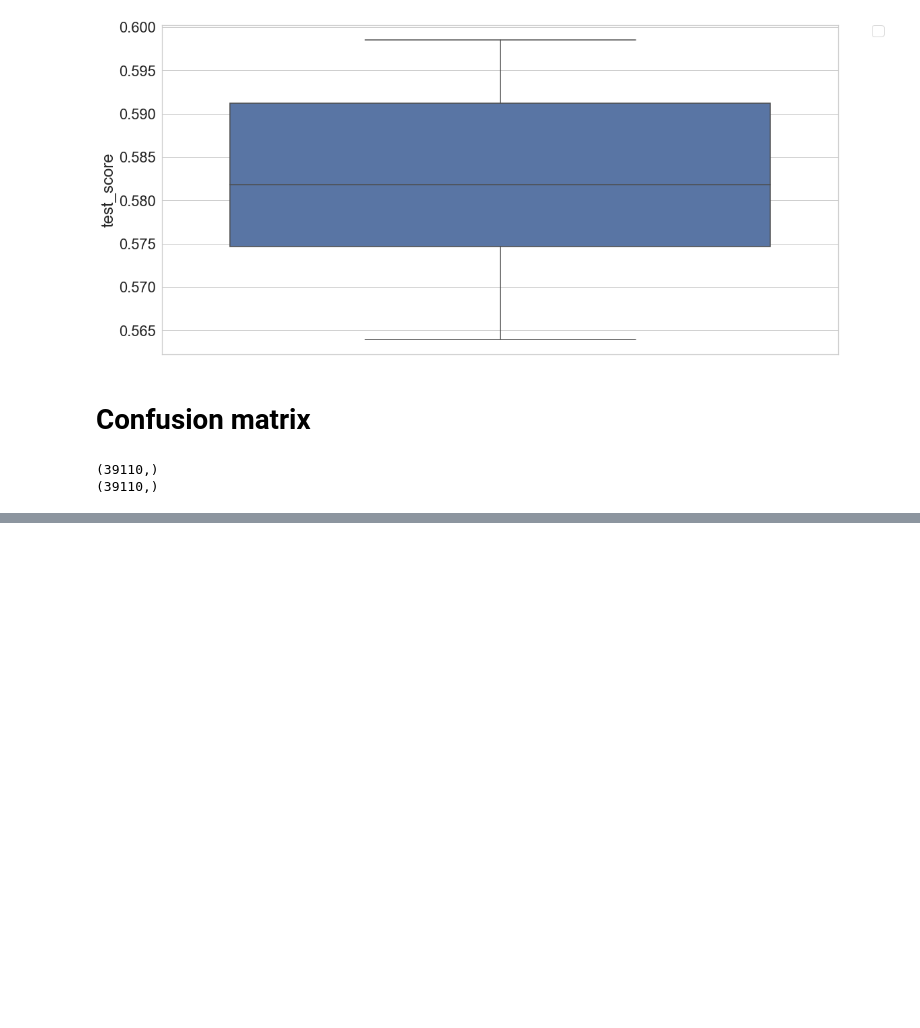
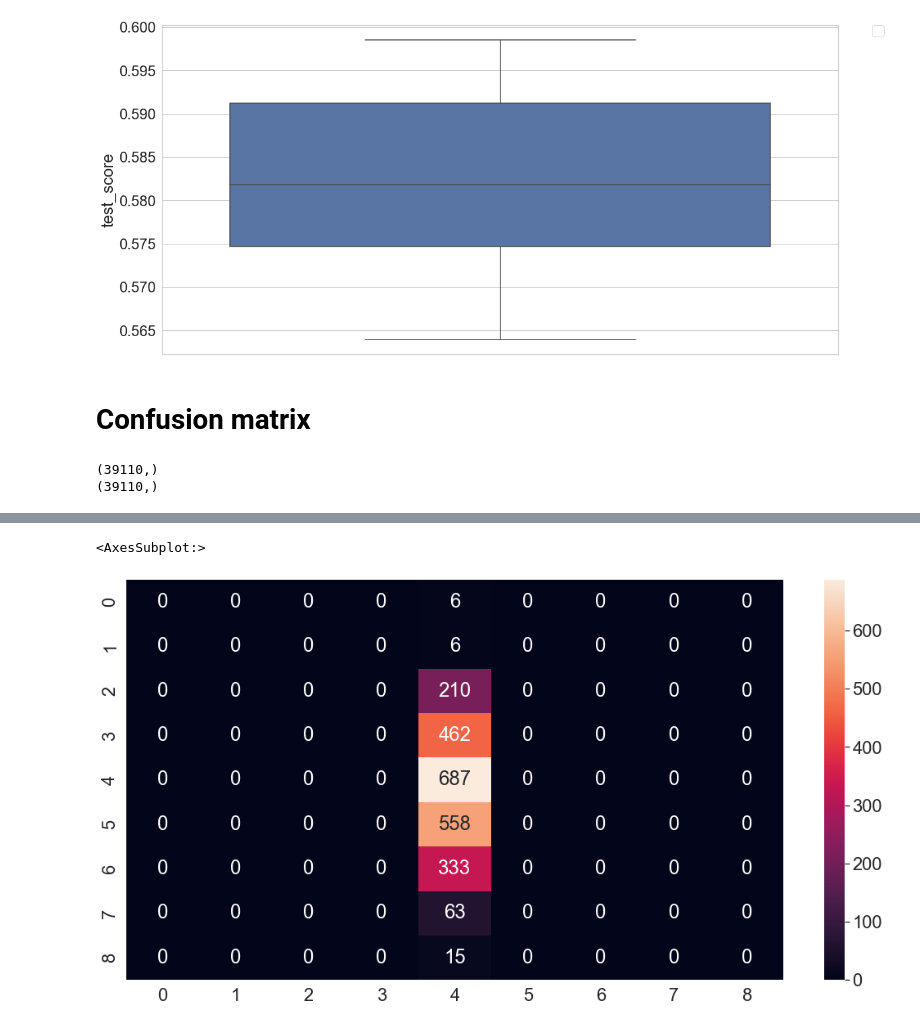
Before and after one commit to EEL-competition/solution, a Jupyter notebook: phraseology/notebooks/3_visualize_results.ipynb, the cells around one changed output, grey strips where cells are left out. Saved outputs shown, nothing was run; the diff lists cells and outputs as text; code cells hidden in the pictures; blank space fills up the shorter version.

```diff
--- a/phraseology/notebooks/3_visualize_results.ipynb
+++ b/phraseology/notebooks/3_visualize_results.ipynb
@@ -71,0 +113,30 @@ confusion_matrix(true_labels, pred_labels)
+# %%
+new_true_labels = []
+new_pred_labels = []
+
+for label in true_labels:
+    new_true_labels += [f"{label:0.1f}"]
+
+for i in range(pred_labels.shape[0]):
+    if pred_labels[i] < 1.25:
+        new_pred_labels.append("1.0")
+    elif pred_labels[i] > 1.25 and pred_labels[i] < 1.75:
+        new_pred_labels.append("1.5")
+    elif pred_labels[i] > 1.75 and pred_labels[i] < 2.25:
+        new_pred_labels.append("2.0")
+    elif pred_labels[i] > 2.25 and pred_labels[i] < 2.75:
+        new_pred_labels.append("2.5")
+    elif pred_labels[i] > 2.75 and pred_labels[i] < 3.25:
+        new_pred_labels.append("3.0")
+    elif pred_labels[i] > 3.25 and pred_labels[i] < 3.75:
+        new_pred_labels.append("3.5")
+    elif pred_labels[i] > 3.75 and pred_labels[i] < 4.25:
+        new_pred_labels.append("4.0")
+    elif pred_labels[i] > 4.25 and pred_labels[i] < 4.75:
+        new_pred_labels.append("4.5")
+    else:
+        new_pred_labels.append("5.0")
+
+
+print(new_true_labels[0:20])
+print(new_pred_labels[0:20])
@@ -71,0 +146,5 @@ confusion_matrix(true_labels, pred_labels)
+# %%
+from sklearn.metrics import confusion_matrix
+
+cf_matrix = confusion_matrix(new_pred_labels, new_true_labels)
+print(cf_matrix)
@@ -71,0 +161,6 @@ confusion_matrix(true_labels, pred_labels)
+# %%
+import seaborn as sns
+sns.heatmap(cf_matrix, annot=True, fmt='g')
+# %% [output]
+<AxesSubplot:>
+[figure, added]
```
Also changed, not shown: parts of 5 cells of this notebook, 4 other files.
